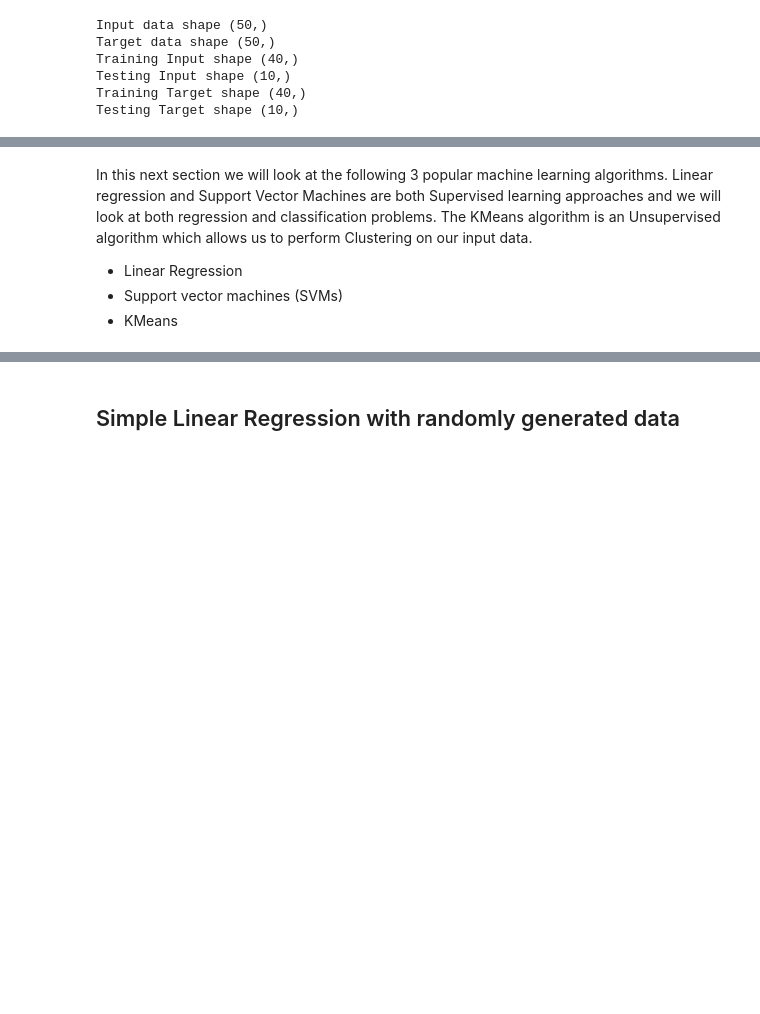
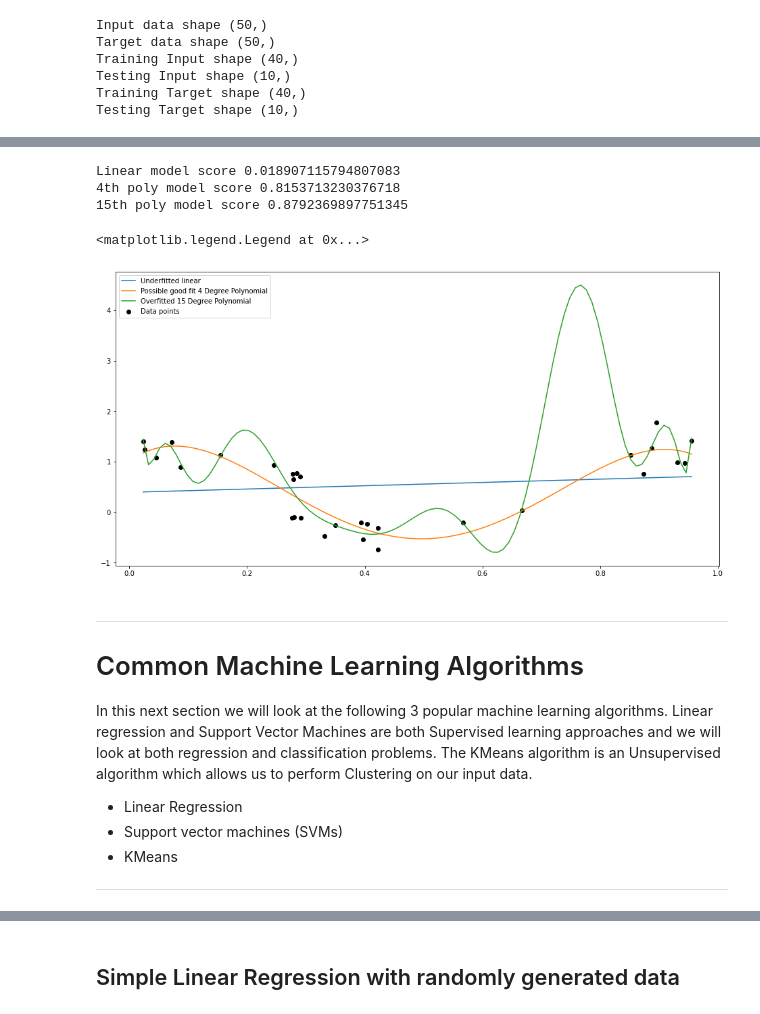
Before and after one commit to cian-gmit-da2020/machineLearningStatistics, a Jupyter notebook: scikit-learn.ipynb, the cells around one changed output, grey strips where cells are left out. Saved outputs shown, nothing was run; the diff lists cells and outputs as text; code cells hidden in the pictures; blank space fills up the shorter version.

Commit message:
Linear reg, unsupervised, train-test, overfitting

```diff
--- a/scikit-learn.ipynb
+++ b/scikit-learn.ipynb
@@ -94,7 +125,65 @@ For the purposes of this projet we will look at a single unsupervised algorithm.
+# %%
+import numpy as np
+# Matplotlib Plotting Library
+import matplotlib.pyplot as plt
+plt.rcParams['figure.figsize'] = [16, 8]
+# From scikit learn import the Linear Regression classifier, Polynomial Features and Pipeline
+from sklearn.linear_model import LinearRegression
+from sklearn.preprocessing import PolynomialFeatures
+from sklearn.pipeline import Pipeline
+
+# Pseudo random generator
+rng = np.random.default_rng(seed=98)
+
+# Create our training data
+X = rng.random(size=30)
+y = np.cos(2 * np.pi * X) + rng.random(size=30)
+
+# Test array
+X_test = np.linspace(X.min(), X.max(), 100)
+
+# Create simple linear model
+model = LinearRegression()
+model.fit(X.reshape(-1, 1), y)
+print(f"Linear model score {model.score(X.reshape(-1, 1),y)}")
+# plot simple linear model
+plt.plot(X_test, model.predict(X_test.reshape(-1, 1)), label="Underfitted linear")
+
+
+# Create our 4 degree polynomial model and fit to our training data
+model = Pipeline([('poly', PolynomialFeatures(degree=4)),
+                  ('linear', LinearRegression(fit_intercept=False))])
+model.fit(X.reshape(-1, 1), y)
+print(f"4th poly model score {model.score(X.reshape(-1, 1),y)}")
+# Plot our 4 degree poly
+plt.plot(X_test, model.predict(X_test.reshape(-1, 1)), label="Possible good fit 4 Degree Polynomial")
+
+
+# Create our overfitted 15 degree polynomial model and fit to our training data
+model = Pipeline([('poly', PolynomialFeatures(degree=15)),
+                  ('linear', LinearRegression(fit_intercept=False))])
+model.fit(X.reshape(-1, 1), y)
+print(f"15th poly model score {model.score(X.reshape(-1, 1),y)}")
+# Plot our 4 degree poly
+plt.plot(X_test, model.predict(X_test.reshape(-1, 1)), label="Overfitted 15 Degree Polynomial")
+
+
+# Plot the actual data
+plt.scatter(X, y, label="Data points", color="black")
+plt.legend()
+# %% [output]
+Linear model score 0.018907115794807083
+4th poly model score 0.8153713230376718
+15th poly model score 0.8792369897751345
+<matplotlib.legend.Legend at 0x...>
+[figure, added]
 # %% [markdown]
+***
+# Common Machine Learning Algorithms
 In this next section we will look at the following 3 popular machine learning algorithms. Linear regression and Support Vector Machines are both Supervised learning approaches and we will look at both regression  and classification problems. The KMeans algorithm is an Unsupervised algorithm which allows us to perform Clustering on our input data.
 
 * Linear Regression
 * Support vector machines (SVMs)
 * KMeans
+***
 # %% [markdown]
```
Also changed, not shown: parts of 20 cells of this notebook.
